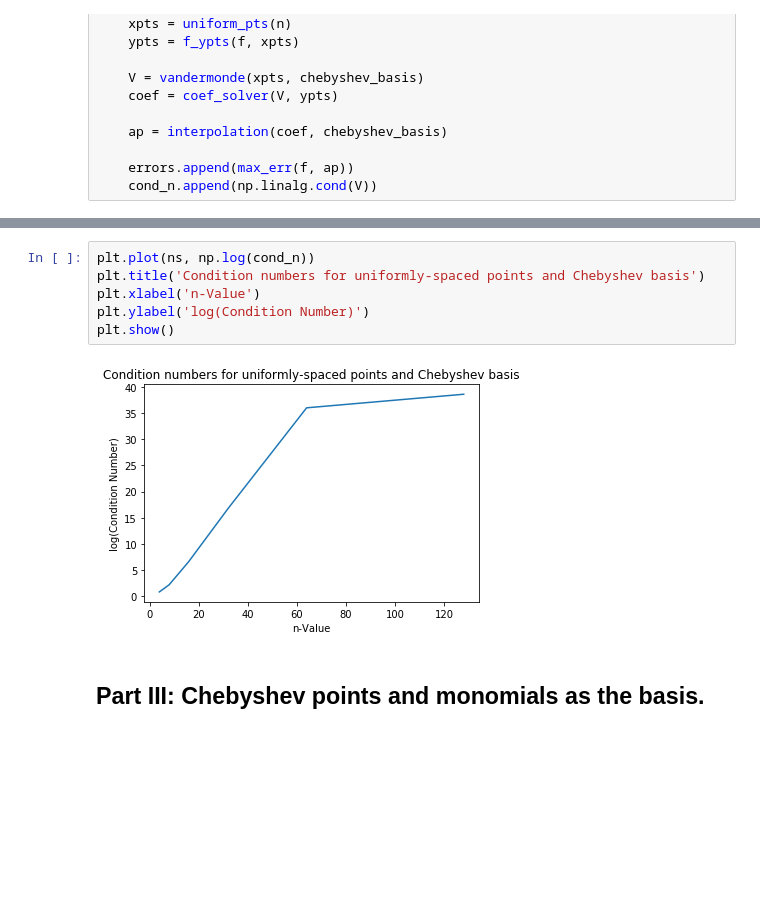
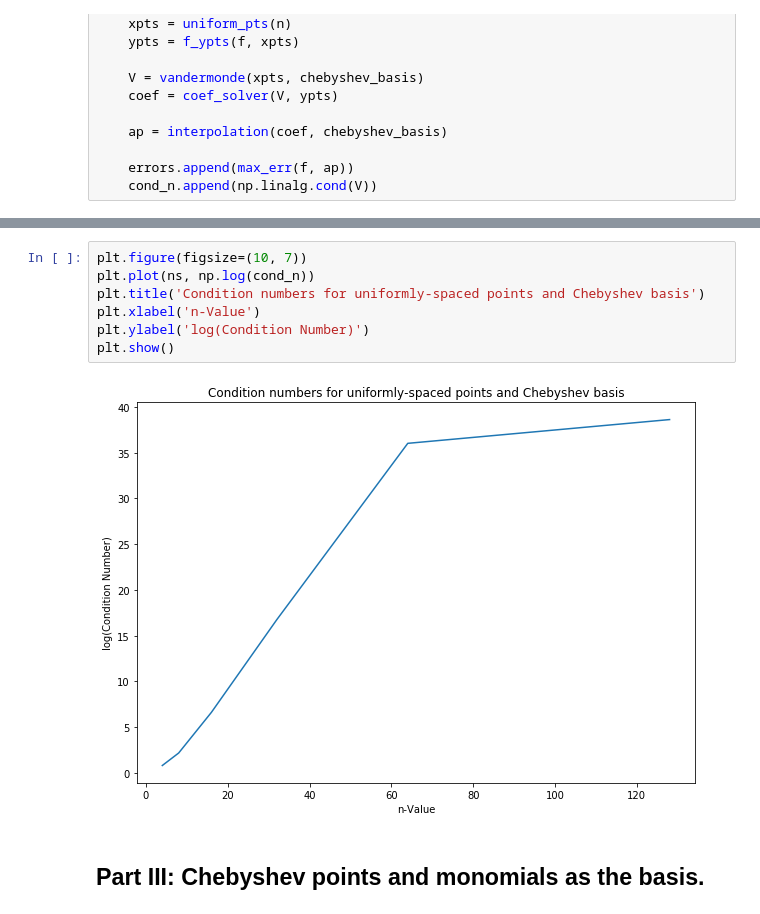
Before and after one commit to sharath/MATH651, a Jupyter notebook: hw3.ipynb, the cells around one changed output, grey strips where cells are left out. Drawn from its saved outputs; the diff is of its cells as text; blank space fills up the shorter version.

```diff
--- a/hw3.ipynb
+++ b/hw3.ipynb
@@ -110,11 +113,12 @@ plt.show()
 # %%
+plt.figure(figsize=(10, 7))
 plt.plot(ns, np.log(cond_n))
 plt.title('Condition numbers for uniformly-spaced points and Chebyshev basis')
 plt.xlabel('n-Value')
 plt.ylabel('log(Condition Number)')
 plt.show()
 # %% [output]
-[figure, old version]
+[figure, new version]
 # %% [markdown]
 ## Part III: Chebyshev points and monomials as the basis.
 # %%
```
Also changed, not shown: parts of 9 cells of this notebook.
